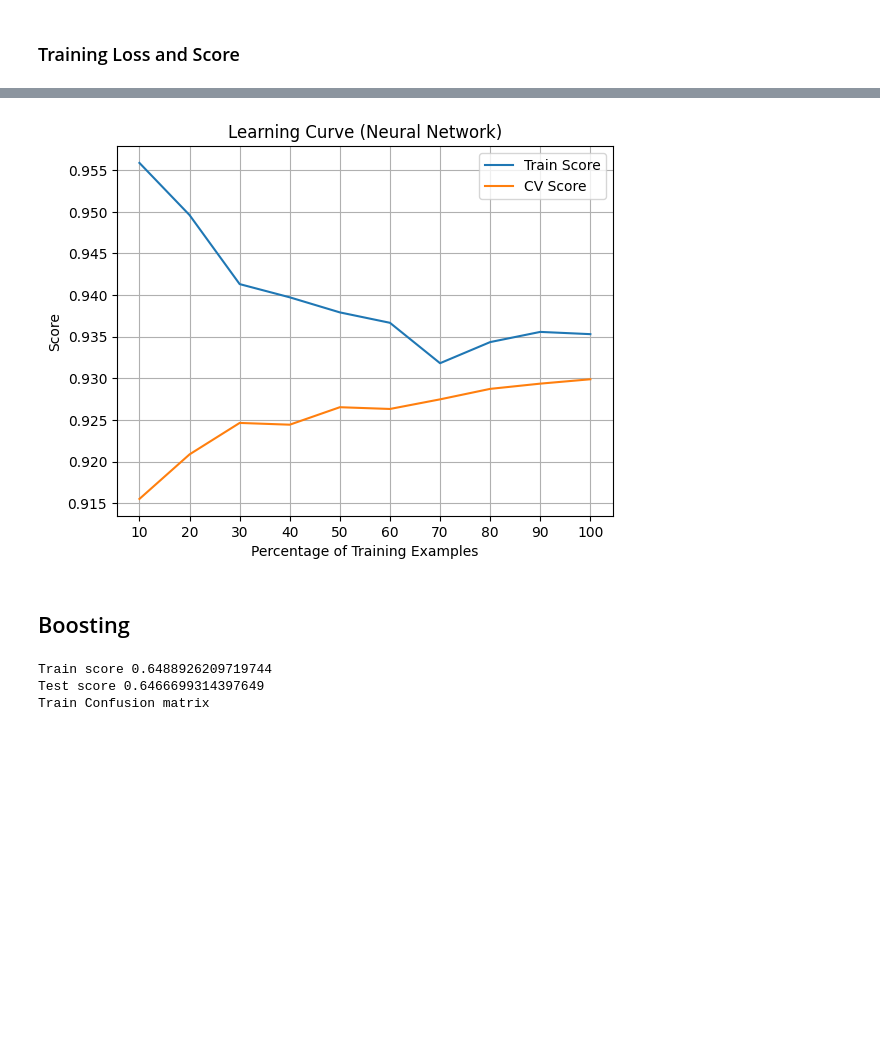
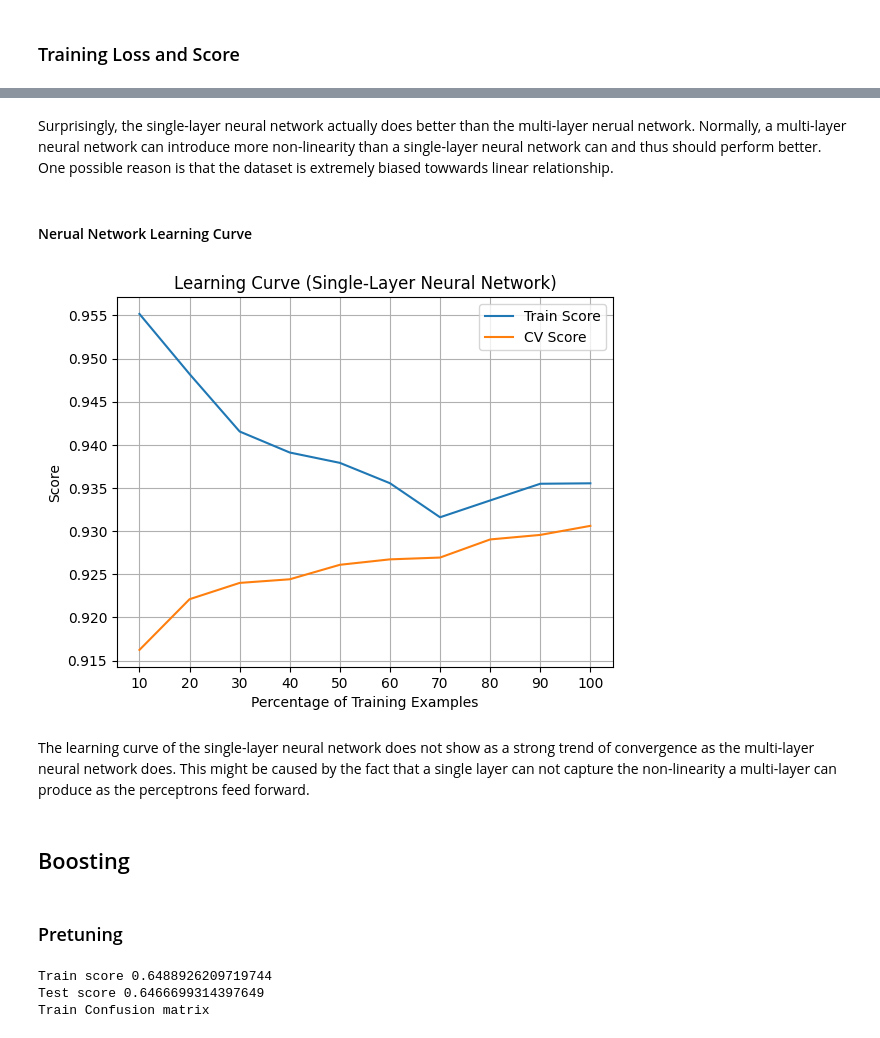
Before and after one commit to harry-z-kang/CS7641, a Jupyter notebook: supervised_learning/dry_bean.ipynb, the cells around one changed output, grey strips where cells are left out. Cells and saved outputs as stored; diff of their text form; code cells hidden in the pictures; blank space fills up the shorter version.

```diff
--- a/supervised_learning/dry_bean.ipynb
+++ b/supervised_learning/dry_bean.ipynb
@@ -148,7 +152,7 @@ def best_fit_test(classifier_best: GridSearchCV, index: int, name: str) -> None:
     end_time = time.time()
     infer_time[index] = end_time - start_time
     print(
-        f"Accuracy for best {name} on test sets: {classifier_accuracy[0]}")
+        f"Accuracy for best {name} on test sets: {classifier_accuracy[index]}")
 
     plot_confusionmatrix(best_train_pred, TARGET_TRAIN,
                          dom="Train Set with Best Params")
@@ -156,19 +160,20 @@ def best_fit_test(classifier_best: GridSearchCV, index: int, name: str) -> None:
                          dom="Test Set with Best Params")
 # %%
 def plot_learning_curve(classifier_learning: ClassifierMixin, name: str):
-    _, train_scores, test_scores = learning_curve(
+    _, train_scores, val_scores = learning_curve(
         classifier_learning, FEATURES_TRAIN, TARGET_TRAIN, train_sizes=np.linspace(0.1, 1.0, 10), cv=4)
 
     plt.figure()
     plt.plot(np.linspace(0.1, 1.0, 10)*100,
              np.mean(train_scores, axis=1), label='Train Score')
     plt.plot(np.linspace(0.1, 1.0, 10)*100,
-             np.mean(test_scores, axis=1), label='CV Score')
+             np.mean(val_scores, axis=1), label='CV Score')
     plt.legend()
     plt.title(f"Learning Curve ({name})")
     plt.xlabel("Percentage of Training Examples")
     plt.ylabel("Score")
     plt.xticks(np.linspace(0.1, 1.0, 10) * 100)
     plt.grid()
-    plt.savefig(f"dry_bean_{'_'.join(name.lower().split(' '))}_learning_curve.png")
+    plt.savefig(
+        f"images/dry_bean/dry_bean_{'_'.join(name.lower().split(' '))}_learning_curve.png")
     plt.show()
@@ -379,0 +423,3 @@ plt.show()
+# %%
+neural_network_classifier = MLPClassifier(random_state=42, max_iter=2000)
+default_fit_test(neural_network_classifier)
@@ -401,6 +443,8 @@ plt.show()
 # %%
-param_grid = {'alpha': np.logspace(-3, 3, 10),
-              'hidden_layer_sizes': np.arange(2, 31, 2)}
+param_grid = {
+    'alpha': np.logspace(-20, 1, 15),
+    'hidden_layer_sizes': np.arange(2, 31, 2)
+}
 neural_network_classifier_best = grid_search_and_best_fit(
     neural_network_classifier, param_grid, 2, "single layer neural network")
 # %% [output]
@@ -414,16 +460,23 @@ Train Set with Best Params Confusion matrix
 [figure]
 Test Set with Best Params Confusion matrix
 [figure]
+# %% [markdown]
+Surprisingly, the single-layer neural network actually does better than the multi-layer nerual network. Normally, a multi-layer neural network can introduce more non-linearity than a single-layer neural network can and thus should perform better. One possible reason is that the dataset is extremely biased towwards linear relationship.
+# %% [markdown]
+#### Nerual Network Learning Curve
 # %%
 neural_network_classifier_learning = MLPClassifier(
     random_state=42, max_iter=2000,
-    hidden_layer_sizes=neural_network_classifier_best.best_params_[
-        'hidden_layer_sizes'],
+    hidden_layer_sizes=neural_network_classifier_best.best_params_['hidden_layer_sizes'],
     alpha=neural_network_classifier_best.best_params_['alpha'])
 plot_learning_curve(neural_network_classifier_learning,
                     "Single-Layer Neural Network")
 # %% [output]
-[figure, old version]
+[figure, new version]
+# %% [markdown]
+The learning curve of the single-layer neural network does not show as a strong trend of convergence as the multi-layer neural network does. This might be caused by the fact that a single layer can not capture the non-linearity a multi-layer can produce as the perceptrons feed forward.
 # %% [markdown]
 ## Boosting
+# %% [markdown]
+### Pretuning
 # %%
```
Also changed, not shown: parts of 107 cells of this notebook, 9 other files.
